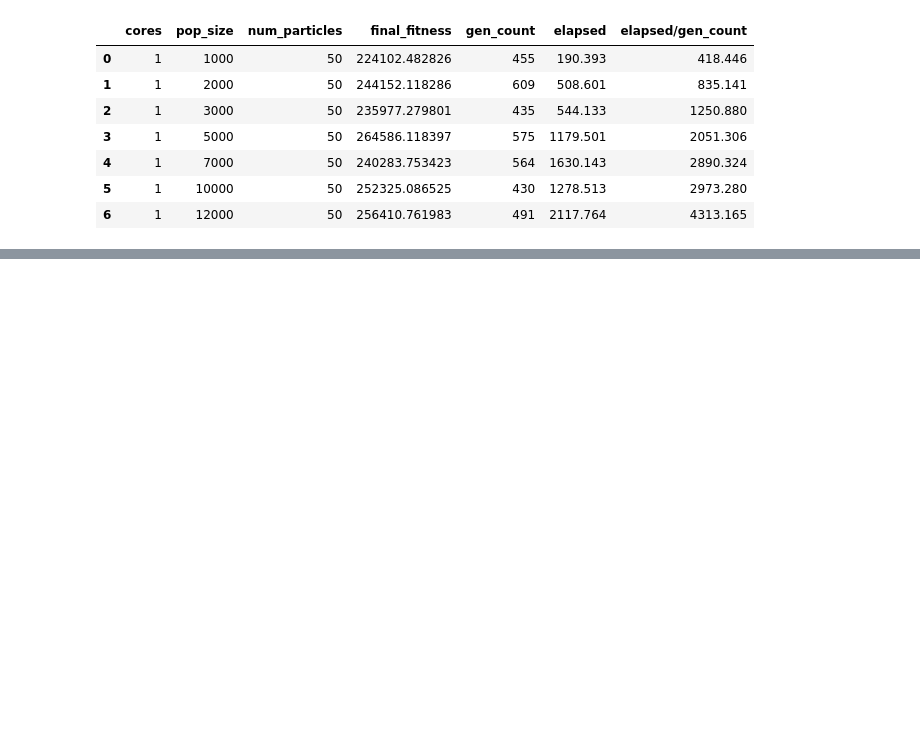
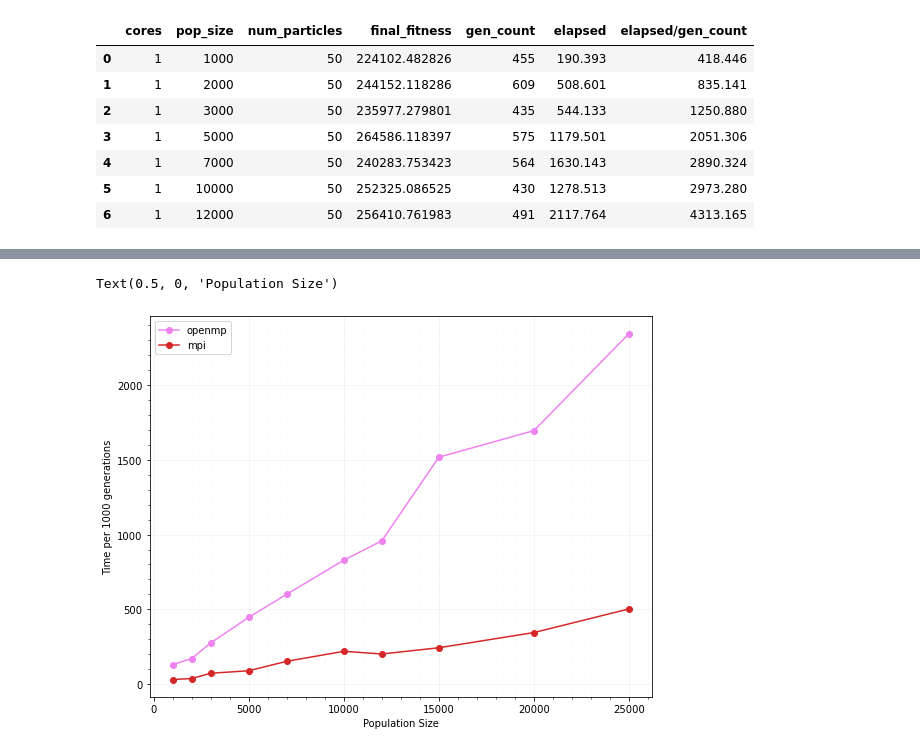
Before and after one commit to matthewdicks98/CSC-HPC-Project, a Jupyter notebook: population.ipynb, the cells around one changed output, grey strips where cells are left out. Cells and saved outputs as stored; diff of their text form; code cells hidden in the pictures; blank space fills up the shorter version.

```diff
--- a/population.ipynb
+++ b/population.ipynb
@@ -74,0 +76,13 @@ Text(0.5, 0, 'Population Size')
+# %%
+plt.figure(figsize=(9,7))
+plt.grid(alpha=0.15)
+plt.minorticks_on()
+plt.grid(which='minor', color='beige', alpha=0.25)
+plt.plot(omp_population[' pop_size'][:10],omp_population[' elapsed/gen_count'][:10],marker='o', color="violet")
+plt.plot(mpi_population[' pop_size'][:10], mpi_population[' elapsed/gen_count'][:10],marker='o', color="tab:red")
+plt.legend(['openmp','mpi'])
+plt.ylabel('Time per 1000 generations')
+plt.xlabel('Population Size')
+# %% [output]
+Text(0.5, 0, 'Population Size')
+[figure, added]
```
Also changed, not shown: parts of 2 cells of this notebook, 3 other files.
